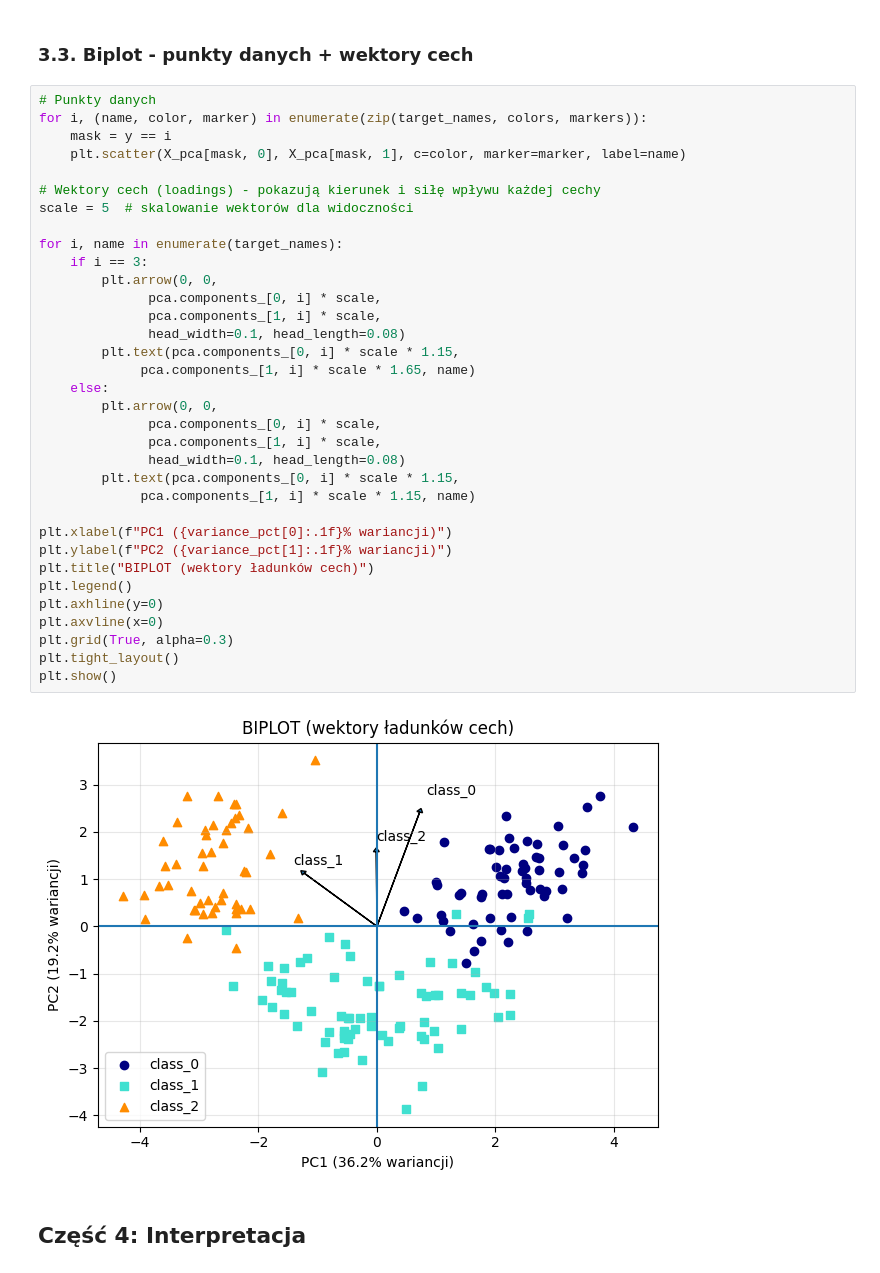
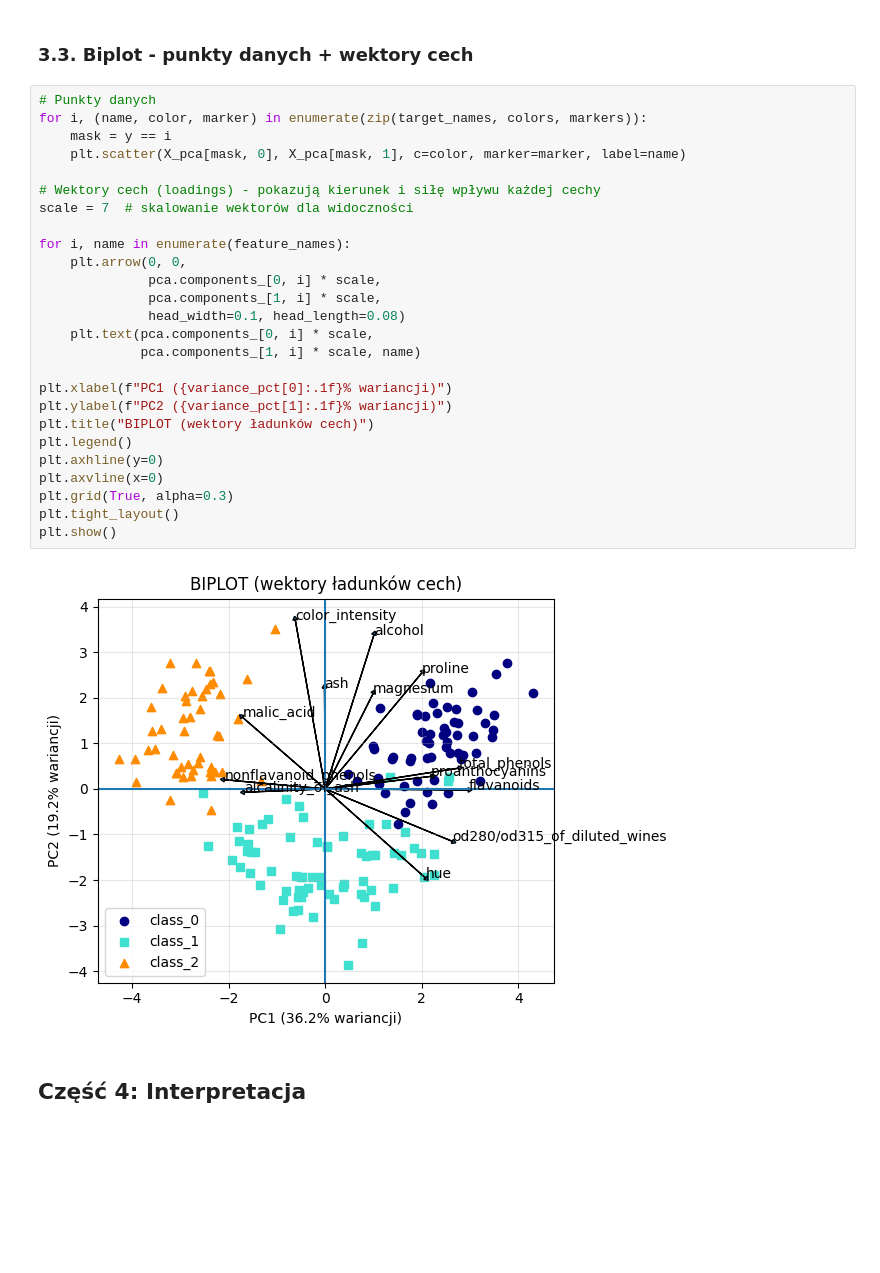
Before and after one commit to HyVeel/eksploracja-danych, a Jupyter notebook: zaj13/zad13_pca.ipynb, the cells around one changed output. Drawn from its saved outputs; the diff is of its cells as text; blank space fills up the shorter version.

```diff
--- a/zaj13/zad13_pca.ipynb
+++ b/zaj13/zad13_pca.ipynb
@@ -146,39 +146,31 @@ plt.grid(True, alpha=0.3)
 # %%
 # Punkty danych
 for i, (name, color, marker) in enumerate(zip(target_names, colors, markers)):
     mask = y == i
     plt.scatter(X_pca[mask, 0], X_pca[mask, 1], c=color, marker=marker, label=name)
 
 # Wektory cech (loadings) - pokazują kierunek i siłę wpływu każdej cechy
-scale = 5  # skalowanie wektorów dla widoczności
+scale = 7  # skalowanie wektorów dla widoczności
 
-for i, name in enumerate(target_names):
-    if i == 3:
-        plt.arrow(0, 0,
+for i, name in enumerate(feature_names):
+    plt.arrow(0, 0,
               pca.components_[0, i] * scale,
               pca.components_[1, i] * scale,
               head_width=0.1, head_length=0.08)
-        plt.text(pca.components_[0, i] * scale * 1.15,
-             pca.components_[1, i] * scale * 1.65, name)
-    else:
-        plt.arrow(0, 0,
-              pca.components_[0, i] * scale,
-              pca.components_[1, i] * scale,
-              head_width=0.1, head_length=0.08)
-        plt.text(pca.components_[0, i] * scale * 1.15,
-             pca.components_[1, i] * scale * 1.15, name)
+    plt.text(pca.components_[0, i] * scale,
+             pca.components_[1, i] * scale, name)
 
 plt.xlabel(f"PC1 ({variance_pct[0]:.1f}% wariancji)")
 plt.ylabel(f"PC2 ({variance_pct[1]:.1f}% wariancji)")
 plt.title("BIPLOT (wektory ładunków cech)")
 plt.legend()
 plt.axhline(y=0)
 plt.axvline(x=0)
 plt.grid(True, alpha=0.3)
 plt.tight_layout()
 plt.show()
 # %% [output]
-[figure, old version]
+[figure, new version]
 # %% [markdown]
 ## Część 4: Interpretacja
 # %% [markdown]
```
